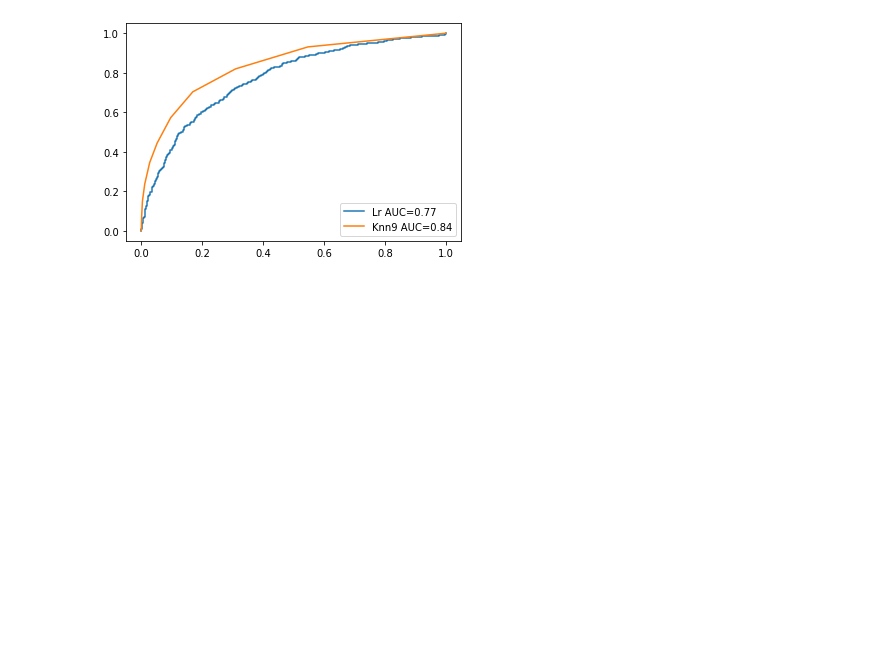
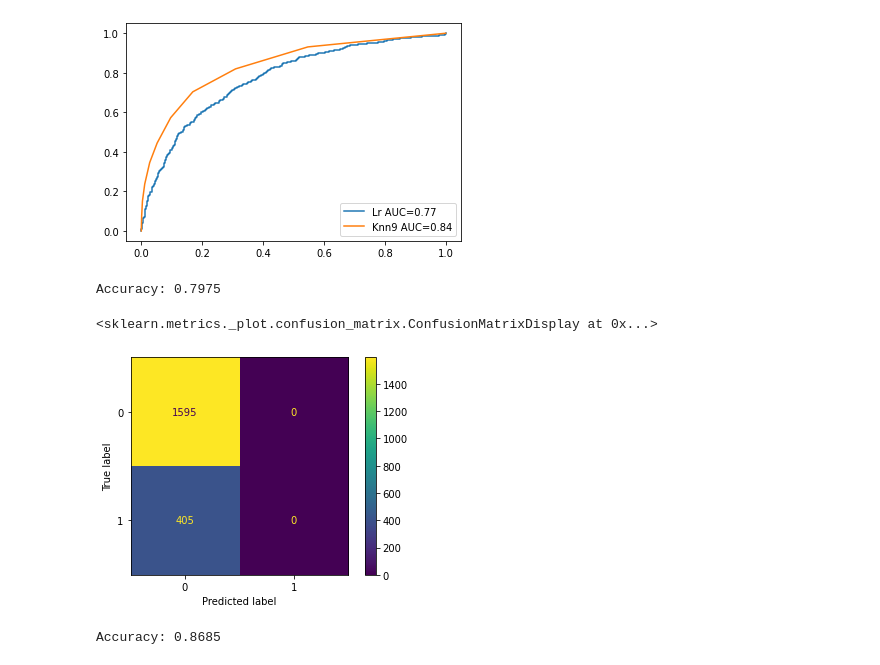
Before and after one commit to LeamonPro/Machine-Learning, a Jupyter notebook: seance3.ipynb, the cells around one changed output. Cells and saved outputs as stored; diff of their text form; code cells hidden in the pictures; blank space fills up the shorter version.

```diff
--- a/seance3.ipynb
+++ b/seance3.ipynb
@@ -386,0 +389,4 @@ plt.show()
+# %%
+clf =SVC(kernel='linear')
+clf.fit(x_train, y_train)
+y_pred = clf.predict(x_test)
@@ -386,0 +395,9 @@ plt.show()
+# %%
+print("Accuracy:",metrics.accuracy_score(y_test, y_pred))
+# %% [output]
+Accuracy: 0.7975
+# %%
+plot_confusion_matrix(clf,x_test,y_test)
+# %% [output]
+<sklearn.metrics._plot.confusion_matrix.ConfusionMatrixDisplay at 0x...>
+[figure, added]
@@ -386,0 +408,4 @@ plt.show()
+# %%
+print("Accuracy:",metrics.accuracy_score(y_test, y_pred_rbf))
+# %% [output]
+Accuracy: 0.8685
```
Also changed, not shown: parts of 21 cells of this notebook.
